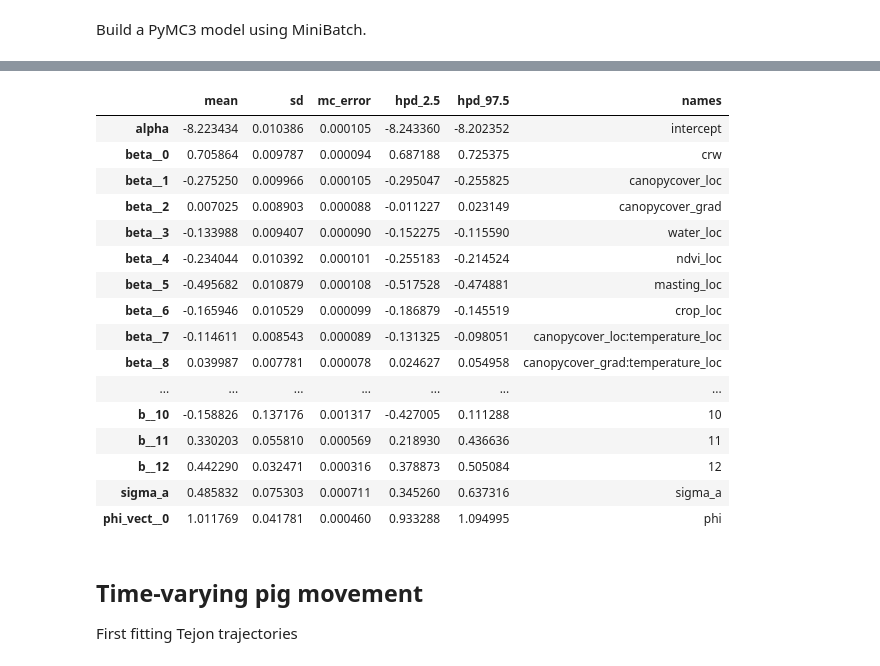
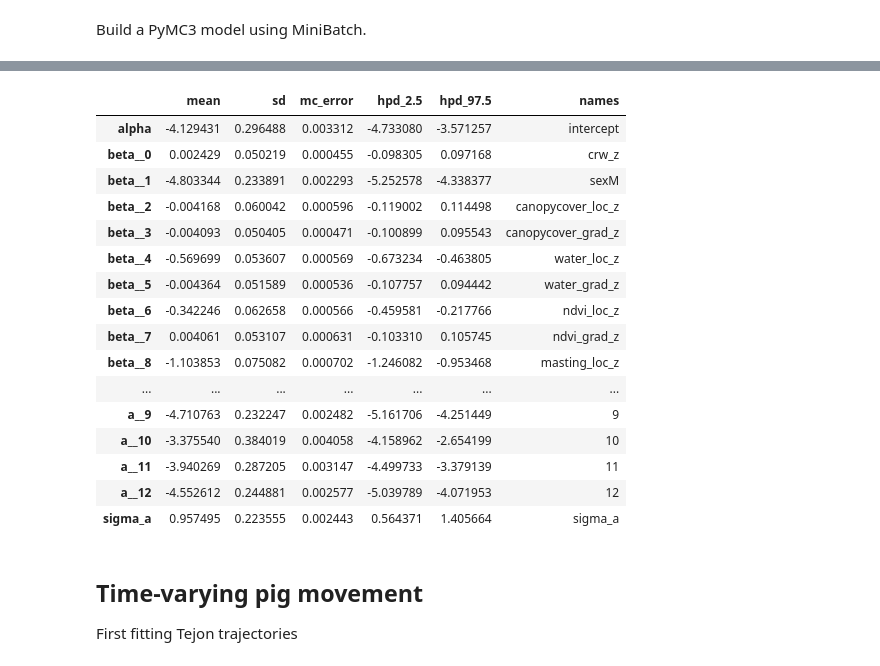
Before and after one commit to mqwilber/rsf_swine, a Jupyter notebook: code/advi_movement_models.ipynb, the cells around one changed output, grey strips where cells are left out. Drawn from its saved outputs; the diff is of its cells as text; code cells hidden in the pictures.

```diff
--- a/code/advi_movement_models.ipynb
+++ b/code/advi_movement_models.ipynb
@@ -23,7 +23,7 @@ tejondat = pd.read_csv("/Users/mqwilber/Repos/rsf_swine/results/glmdata_by_study
 pigattrib = pd.read_csv("/Users/mqwilber/Repos/rsf_swine/data/formatted/pig_attributes.csv")[['pigID', "sex"]]
 tejondat = pd.merge(tejondat, pigattrib, on="pigID")
 # %%
-Xtej = pd.read_csv("../results/temp_Xgam_tej.csv")
+Xtej = pd.read_csv("../results/temp_Xtejon.csv")
 # %%
 Xtej = Xtej.drop(columns=['(Intercept)'])
 # %%
@@ -136,26 +141,26 @@ plt.plot(np.log(modfit.hist))
 trace = modfit.sample(draws=10000)
 # %%
 coef = pm.summary(trace)
-coef.loc[:, "names"] = ["intercept"] +  list(Xfull.columns) + list(range(13)) + list(range(13)) + ['sigma_a'] + ['phi']
+coef.loc[:, "names"] = ["intercept"] +  list(Xfull.columns) + list(range(13)) + ['sigma_a']
 coef
 # %% [output]
 |  | mean | sd | mc_error | hpd_2.5 | hpd_97.5 | names |
-| alpha | -8.223434 | 0.010386 | 0.000105 | -8.243360 | -8.202352 | intercept |
-| beta__0 | 0.705864 | 0.009787 | 0.000094 | 0.687188 | 0.725375 | crw |
-| beta__1 | -0.275250 | 0.009966 | 0.000105 | -0.295047 | -0.255825 | canopycover_loc |
-| beta__2 | 0.007025 | 0.008903 | 0.000088 | -0.011227 | 0.023149 | canopycover_grad |
-| beta__3 | -0.133988 | 0.009407 | 0.000090 | -0.152275 | -0.115590 | water_loc |
-| beta__4 | -0.234044 | 0.010392 | 0.000101 | -0.255183 | -0.214524 | ndvi_loc |
-| beta__5 | -0.495682 | 0.010879 | 0.000108 | -0.517528 | -0.474881 | masting_loc |
-| beta__6 | -0.165946 | 0.010529 | 0.000099 | -0.186879 | -0.145519 | crop_loc |
-| beta__7 | -0.114611 | 0.008543 | 0.000089 | -0.131325 | -0.098051 | canopycover_loc:temperature_loc |
-| beta__8 | 0.039987 | 0.007781 | 0.000078 | 0.024627 | 0.054958 | canopycover_grad:temperature_loc |
+| alpha | -4.129431 | 0.296488 | 0.003312 | -4.733080 | -3.571257 | intercept |
+| beta__0 | 0.002429 | 0.050219 | 0.000455 | -0.098305 | 0.097168 | crw_z |
+| beta__1 | -4.803344 | 0.233891 | 0.002293 | -5.252578 | -4.338377 | sexM |
+| beta__2 | -0.004168 | 0.060042 | 0.000596 | -0.119002 | 0.114498 | canopycover_loc_z |
+| beta__3 | -0.004093 | 0.050405 | 0.000471 | -0.100899 | 0.095543 | canopycover_grad_z |
+| beta__4 | -0.569699 | 0.053607 | 0.000569 | -0.673234 | -0.463805 | water_loc_z |
+| beta__5 | -0.004364 | 0.051589 | 0.000536 | -0.107757 | 0.094442 | water_grad_z |
+| beta__6 | -0.342246 | 0.062658 | 0.000566 | -0.459581 | -0.217766 | ndvi_loc_z |
+| beta__7 | 0.004061 | 0.053107 | 0.000631 | -0.103310 | 0.105745 | ndvi_grad_z |
+| beta__8 | -1.103853 | 0.075082 | 0.000702 | -1.246082 | -0.953468 | masting_loc_z |
 | ... | ... | ... | ... | ... | ... | ... |
-| b__10 | -0.158826 | 0.137176 | 0.001317 | -0.427005 | 0.111288 | 10 |
-| b__11 | 0.330203 | 0.055810 | 0.000569 | 0.218930 | 0.436636 | 11 |
-| b__12 | 0.442290 | 0.032471 | 0.000316 | 0.378873 | 0.505084 | 12 |
-| sigma_a | 0.485832 | 0.075303 | 0.000711 | 0.345260 | 0.637316 | sigma_a |
-| phi_vect__0 | 1.011769 | 0.041781 | 0.000460 | 0.933288 | 1.094995 | phi |
+| a__9 | -4.710763 | 0.232247 | 0.002482 | -5.161706 | -4.251449 | 9 |
+| a__10 | -3.375540 | 0.384019 | 0.004058 | -4.158962 | -2.654199 | 10 |
+| a__11 | -3.940269 | 0.287205 | 0.003147 | -4.499733 | -3.379139 | 11 |
+| a__12 | -4.552612 | 0.244881 | 0.002577 | -5.039789 | -4.071953 | 12 |
+| sigma_a | 0.957495 | 0.223555 | 0.002443 | 0.564371 | 1.405664 | sigma_a |
 # %% [markdown]
 ## Time-varying pig movement
 
```
Also changed, not shown: parts of 5 cells of this notebook, 28 other files.
